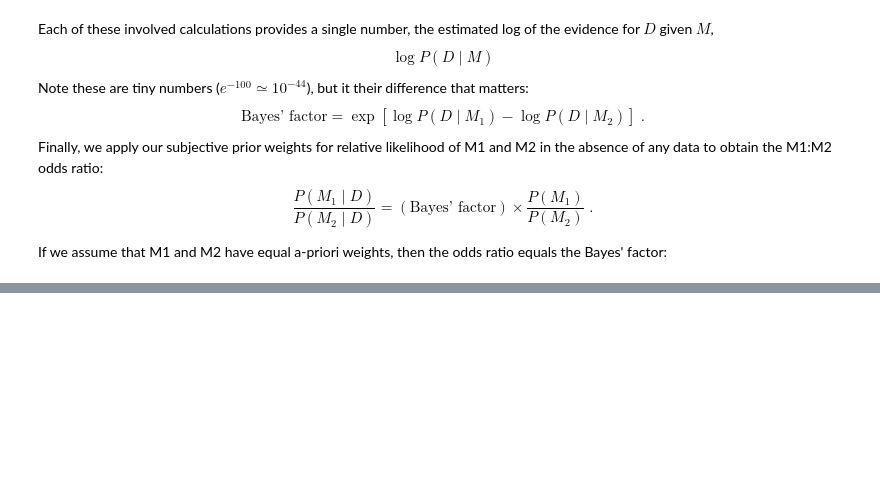
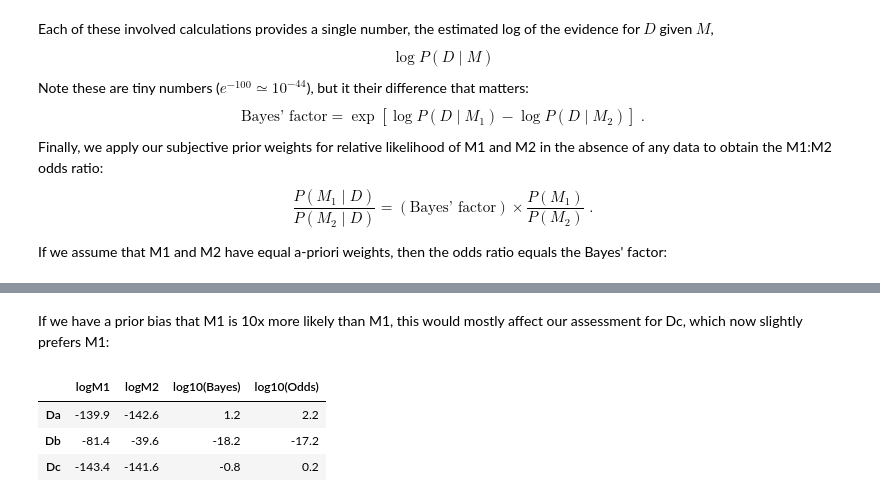
Before and after one commit to dkirkby/MachineLearningStatistics, a Jupyter notebook: notebooks/ModelSelection.ipynb, the cells around one changed output, grey strips where cells are left out. Saved outputs shown, nothing was run; the diff lists cells and outputs as text; code cells hidden in the pictures; blank space fills up the shorter version.

```diff
--- a/notebooks/ModelSelection.ipynb
+++ b/notebooks/ModelSelection.ipynb
@@ -451,0 +476,9 @@ To summarize in words:
+# %% [markdown]
+If we have a prior bias that M1 is 10x more likely than M1, this would mostly affect our assessment for Dc, which now slightly prefers M1:
+# %%
+summarize(M1_prior=10, M2_prior=1)
+# %% [output]
+|  | logM1 | logM2 | log10(Bayes) | log10(Odds) |
+| Da | -139.9 | -142.6 | 1.2 | 2.2 |
+| Db | -81.4 | -39.6 | -18.2 | -17.2 |
+| Dc | -143.4 | -141.6 | -0.8 | 0.2 |
```
Also changed, not shown: parts of 30 cells of this notebook.
